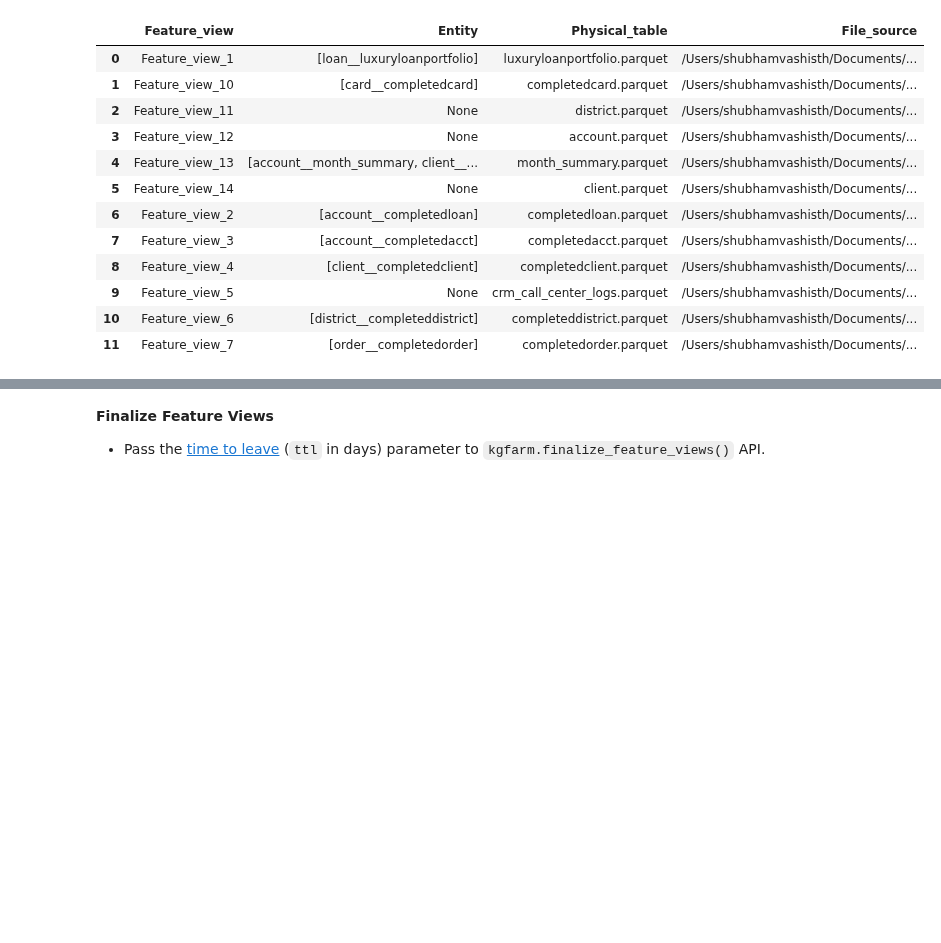
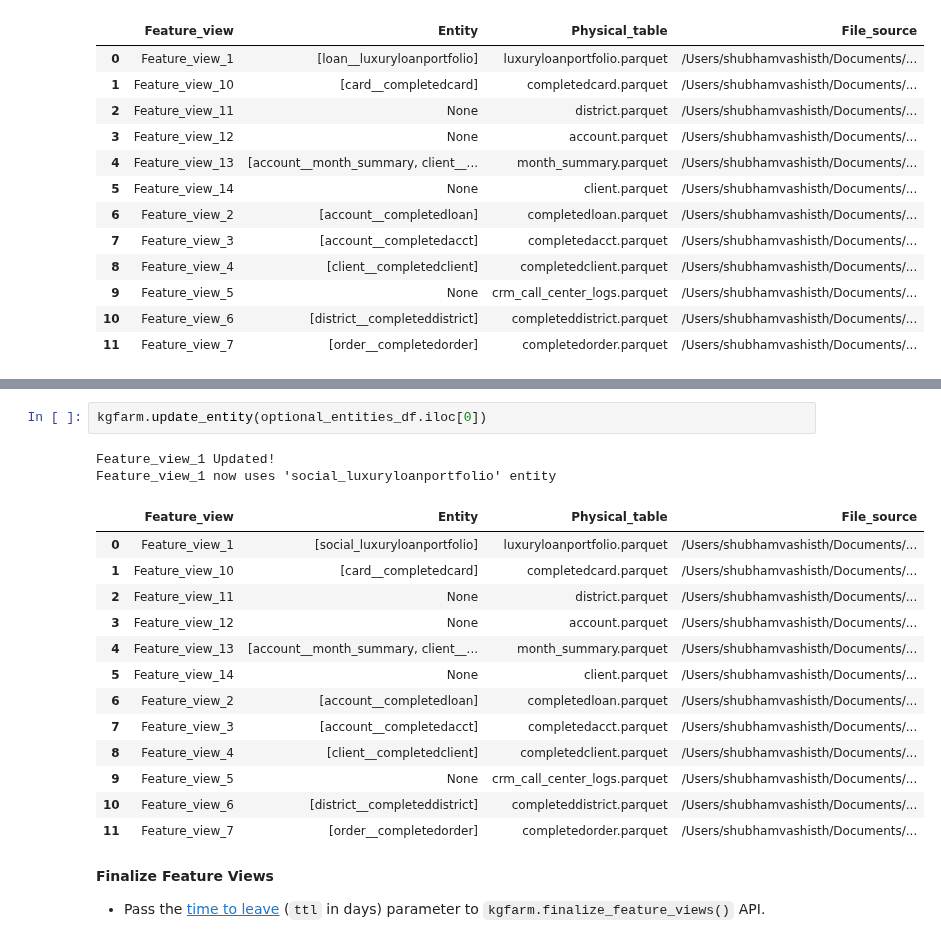
Before and after one commit to CoDS-GCS/KGFarm, a Jupyter notebook: KGFarm_notebook.ipynb, the cells around one changed output, grey strips where cells are left out. Drawn from its saved outputs; the diff is of its cells as text; blank space fills up the shorter version.

```diff
--- a/KGFarm_notebook.ipynb
+++ b/KGFarm_notebook.ipynb
@@ -68,3 +95,21 @@ Dropped Feature_view_8 Feature_view_9
+# %%
+kgfarm.update_entity(optional_entities_df.iloc[0])
+# %% [output]
+Feature_view_1 Updated!
+Feature_view_1 now uses 'social_luxuryloanportfolio' entity
+|  | Feature_view | Entity | Physical_table | File_source |
+| 0 | Feature_view_1 | [social_luxuryloanportfolio] | luxuryloanportfolio.parquet | /Users/shubhamvashisth/Documents/... |
+| 1 | Feature_view_10 | [card__completedcard] | completedcard.parquet | /Users/shubhamvashisth/Documents/... |
+| 2 | Feature_view_11 | None | district.parquet | /Users/shubhamvashisth/Documents/... |
+| 3 | Feature_view_12 | None | account.parquet | /Users/shubhamvashisth/Documents/... |
+| 4 | Feature_view_13 | [account__month_summary, client__... | month_summary.parquet | /Users/shubhamvashisth/Documents/... |
+| 5 | Feature_view_14 | None | client.parquet | /Users/shubhamvashisth/Documents/... |
+| 6 | Feature_view_2 | [account__completedloan] | completedloan.parquet | /Users/shubhamvashisth/Documents/... |
+| 7 | Feature_view_3 | [account__completedacct] | completedacct.parquet | /Users/shubhamvashisth/Documents/... |
+| 8 | Feature_view_4 | [client__completedclient] | completedclient.parquet | /Users/shubhamvashisth/Documents/... |
+| 9 | Feature_view_5 | None | crm_call_center_logs.parquet | /Users/shubhamvashisth/Documents/... |
+| 10 | Feature_view_6 | [district__completeddistrict] | completeddistrict.parquet | /Users/shubhamvashisth/Documents/... |
+| 11 | Feature_view_7 | [order__completedorder] | completedorder.parquet | /Users/shubhamvashisth/Documents/... |
 # %% [markdown]
 **Finalize Feature Views**
   *   Pass the [time to leave](https://docs.feast.dev/getting-started/concepts/point-in-time-joins) (<code>ttl</code> in days) parameter to <code>kgfarm.finalize_feature_views()</code> API.
```
Also changed, not shown: parts of 5 cells of this notebook.
